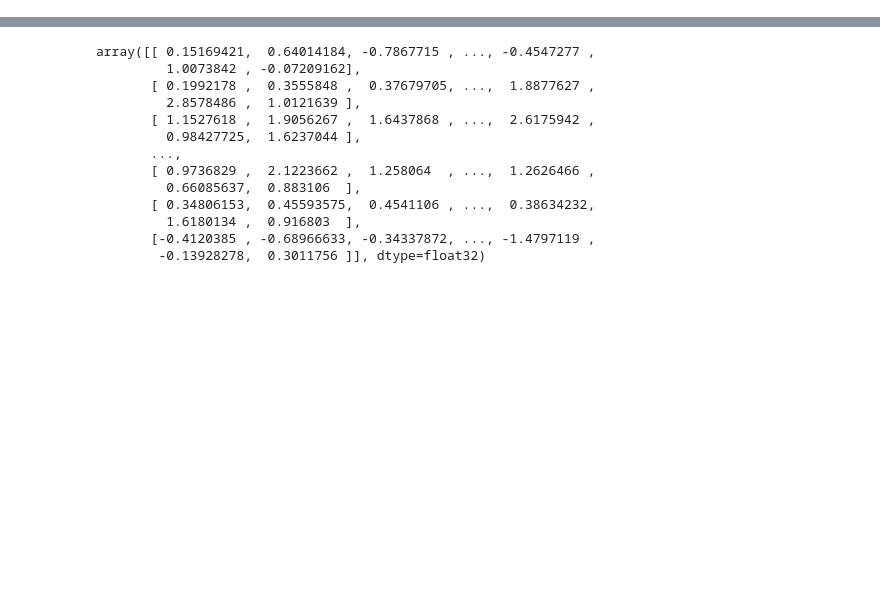
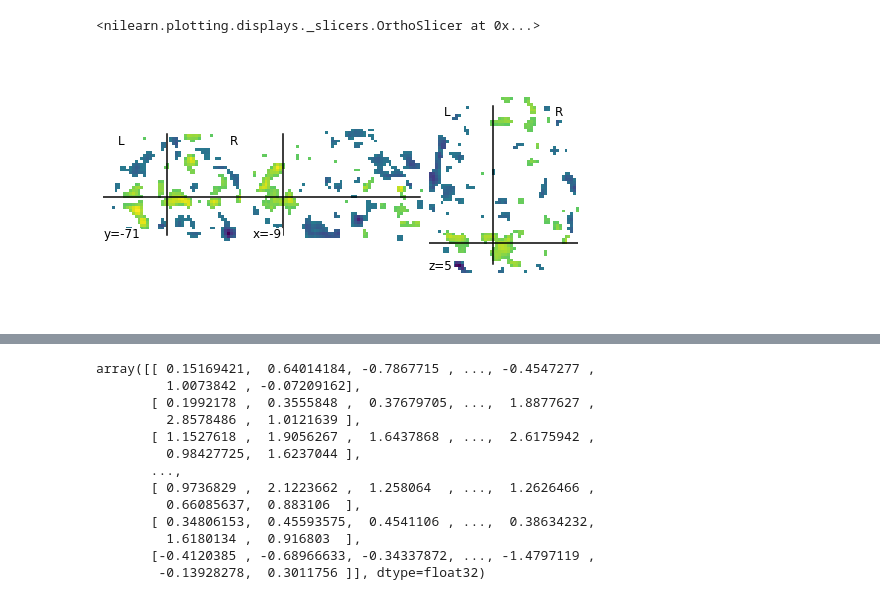
Before and after one commit to brodoSwaggins/brainiak, a Jupyter notebook: docs/examples/eventseg/Event_seg2.ipynb, the cells around one changed output, grey strips where cells are left out. Drawn from its saved outputs; the diff is of its cells as text; code cells hidden in the pictures; blank space fills up the shorter version.

```diff
--- a/docs/examples/eventseg/Event_seg2.ipynb
+++ b/docs/examples/eventseg/Event_seg2.ipynb
@@ -43,3 +58,8 @@ plotting.plot_img(image.smooth_img(first_TR, fwhm=3), threshold=1)
+# %%
+plotting.plot_img(image.smooth_img(first_TR, fwhm=2), threshold=1)
+# %% [output]
+<nilearn.plotting.displays._slicers.OrthoSlicer at 0x...>
+[figure, added]
 # %%
 atlas = datasets.fetch_atlas_harvard_oxford("cort-maxprob-thr25-2mm")
 
```
Also changed, not shown: parts of 10 cells of this notebook.
